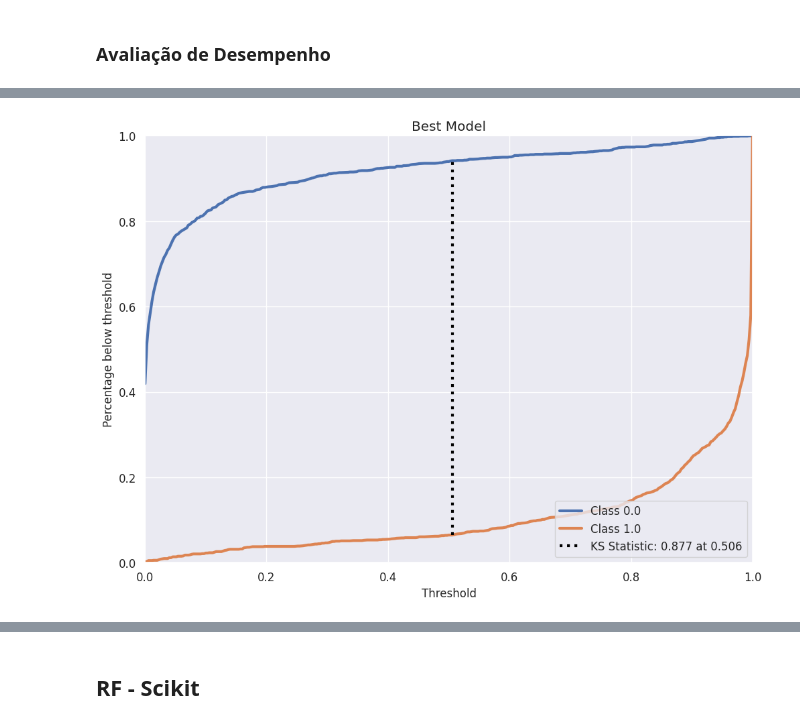
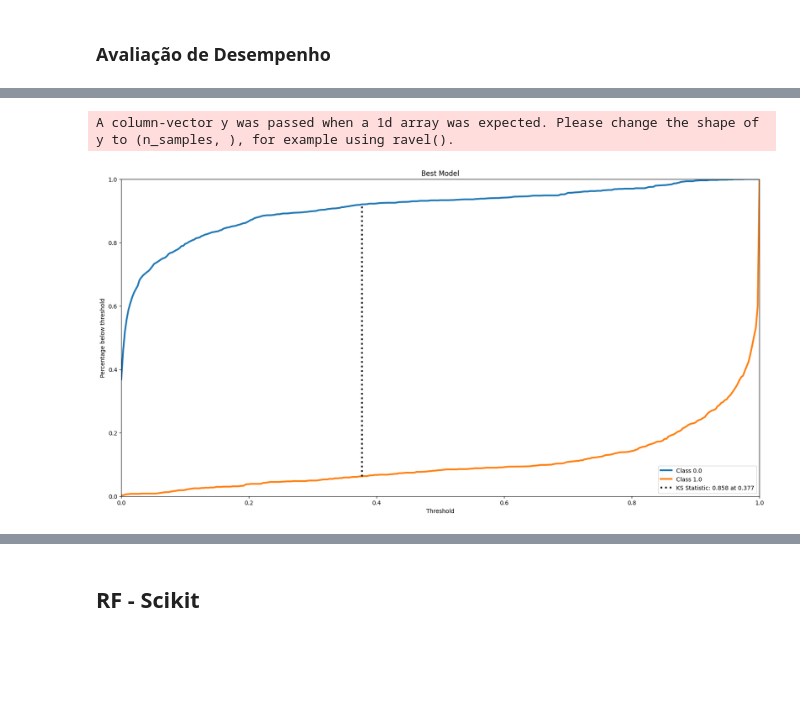
Before and after one commit to Charlesbr101/projeto-redes-neurais, a Jupyter notebook: main.ipynb, the cells around one changed output, grey strips where cells are left out. Cells and saved outputs as stored; diff of their text form; code cells hidden in the pictures; blank space fills up the shorter version.

```diff
--- a/main.ipynb
+++ b/main.ipynb
@@ -573,6 +595,9 @@ train_df[columns] = f_scaler.transform(train_df[columns])
 
 # Validation
 validation_df[columns] = f_scaler.transform(validation_df[columns])
+
+# Test
+test_df[columns] = f_scaler.transform(test_df[columns])
 # %% [markdown]
 ### OverSampling
 # %%
@@ -626,10 +651,11 @@ satisfied: 50.00%  not satisfied: 50.00%
 # %%
 X_train, _, y_train, _ = train_test_split(x_train_df, y_train_df, test_size=0.90, stratify=y_train_df['satisfaction'])
 X_valid, _, y_valid, _ = train_test_split(x_validation_df, y_validation_df, test_size=0.90, stratify=y_validation_df['satisfaction'])
+X_test, _, y_test, _ = train_test_split(test_df.drop(columns='satisfaction'), test_df[['satisfaction']], test_size = 0.9, stratify=test_df[['satisfaction']]['satisfaction'])
 
 
 # X_train, y_train = x_train_df, y_train_df
 # X_valid, y_valid = x_validation_df, y_validation_df
 
-X_train.shape, y_train.shape, X_valid.shape, y_valid.shape
+X_train.shape, y_train.shape, X_valid.shape, y_valid.shape, X_test.shape, y_test.shape
 # %% [output]
@@ -1034,6 +1053,7 @@ model = tfdf.keras.RandomForestModel(tuner=tuner, num_threads=96)
 
 X_t, y_t = np.asarray(X_train.values).astype('float32'), np.asarray(y_train.values).astype('float32')
 X_v, y_v = np.asarray(X_valid.values).astype('float32'), np.asarray(y_valid.values).astype('float32')
+X_tst, y_tst = np.asarray(X_test.values).astype('float32'), np.asarray(y_test.values).astype('float32')
 
 model.compile(metrics=["accuracy"])
 
@@ -1063,4 +1083,4 @@ model.evaluate(X_v, y_v)
 # %%
-y_pred = model.predict(X_v)
+y_pred = model.predict(X_tst)
 probs = np.column_stack((1-y_pred,y_pred))
 # %% [output]
@@ -1068,5 +1088,6 @@ probs = np.column_stack((1-y_pred,y_pred))
 # %%
-kscurve(y_v, probs, 'Best Model')
+kscurve(y_tst, probs, 'Best Model')
 # %% [output]
+A column-vector y was passed when a 1d array was expected. Please change the shape of y to (n_samples, ), for example using ravel().
-[figure, old version]
+[figure, new version]
 # %%
```
Also changed, not shown: parts of 65 cells of this notebook.
